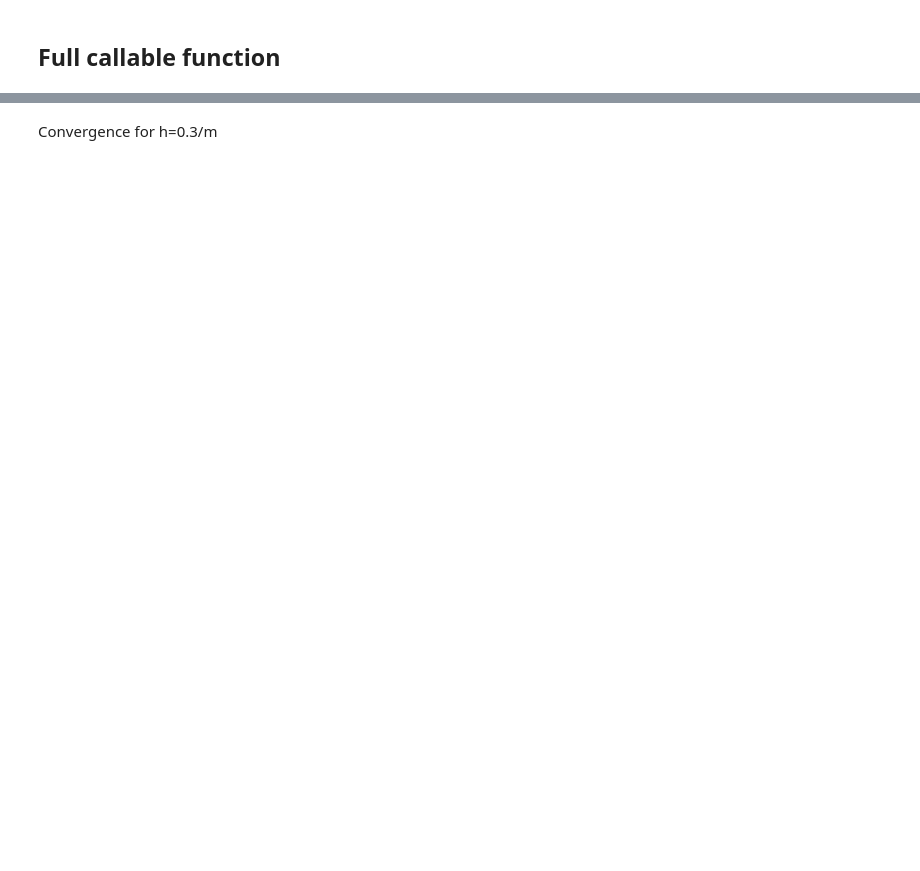
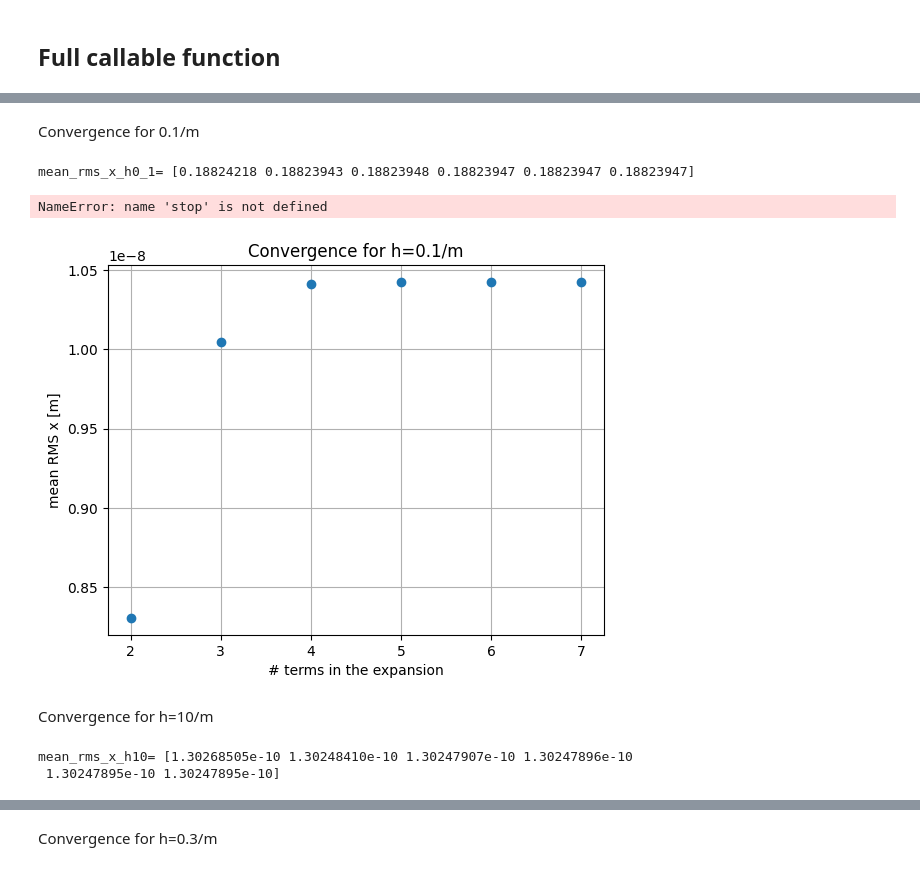
Before and after one commit to marcoliniF/bpmeth, a Jupyter notebook: preliminaryTrials/6.2convergenceChanging_h.ipynb, the cells around one changed output, grey strips where cells are left out. Cells and saved outputs as stored; diff of their text form; code cells hidden in the pictures; blank space fills up the shorter version.

```diff
--- a/preliminaryTrials/6.2convergenceChanging_h.ipynb
+++ b/preliminaryTrials/6.2convergenceChanging_h.ipynb
@@ -460,0 +370,27 @@ for ordx in orders:
+# %% [markdown]
+Convergence for 0.1/m
+# %%
+mean_rms_x_h0_1=df_conv["mean_rms_x"].values #mean_rms_x_h0_1= [8.30498505e-09 1.00448721e-08 1.04151995e-08 1.04253948e-08 1.04256773e-08 1.04256811e-08]
+print("mean_rms_x_h0_1=",mean_rms_x_h0_1)
+stop
+# %% [output]
+mean_rms_x_h0_1= [0.18824218 0.18823943 0.18823948 0.18823947 0.18823947 0.18823947]
+NameError: name 'stop' is not defined
+# %%
+plt.plot(df_conv["maxordx"], mean_rms_x_h0_1, "o", label=r"$\Delta x_{\mathrm{exit}}$")
+plt.title('Convergence for h=0.1/m')
+plt.xlabel('# terms in the expansion')
+plt.grid(True)
+plt.ylabel('mean RMS x [m]')
+plt.show()
+# %% [output]
+[figure, added]
+# %% [markdown]
+Convergence for h=10/m
+# %%
+mean_rms_x_h10=df_conv["mean_rms_x"].values #mean_rms_x_h10= [1.30268505e-10 1.30248410e-10 1.30247907e-10 1.30247896e-10 1.30247895e-10 1.30247895e-10]
+print("mean_rms_x_h10=",mean_rms_x_h10)
+stop don't rewrite
+# %% [output]
+mean_rms_x_h10= [1.30268505e-10 1.30248410e-10 1.30247907e-10 1.30247896e-10
+ 1.30247895e-10 1.30247895e-10]
```
Also changed, not shown: parts of 12 cells of this notebook, 5 other files.
